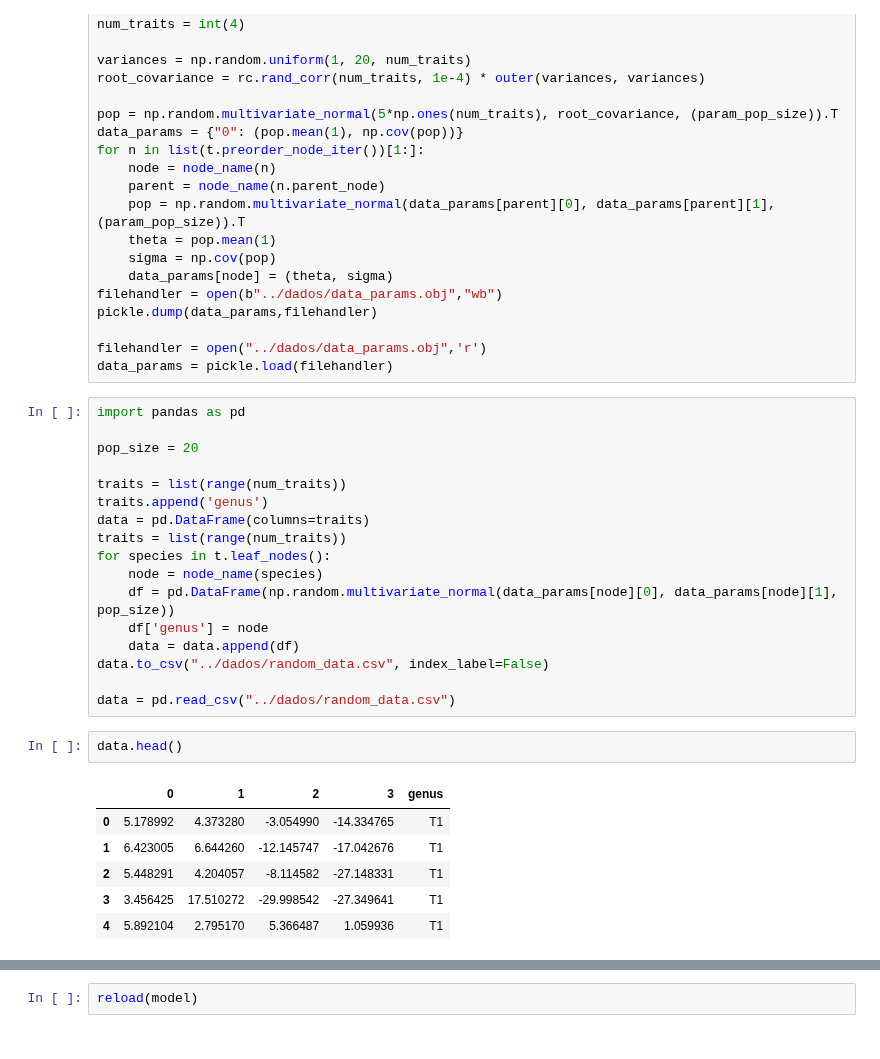
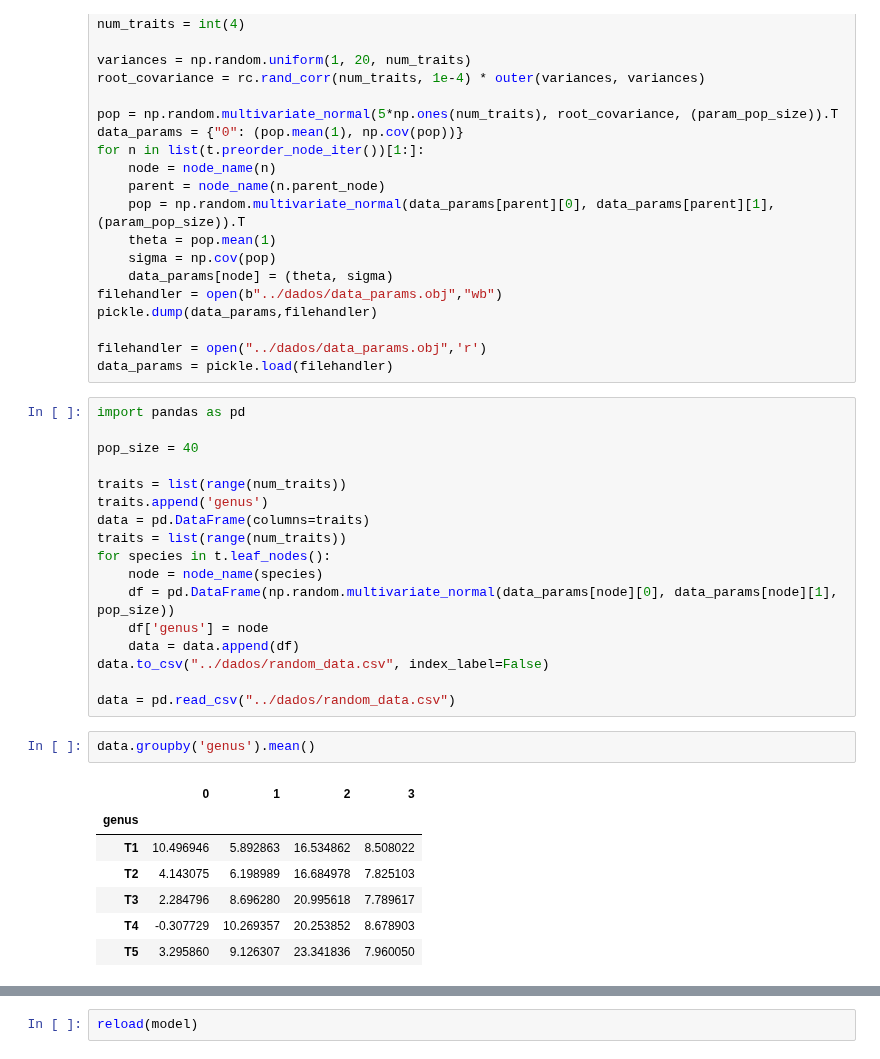
Before and after one commit to diogro/bayesian-cov-estimation, a Jupyter notebook: notebooks/Model Validation.ipynb, the cells around one changed output, grey strips where cells are left out. Cells and saved outputs as stored; diff of their text form.

```diff
--- a/notebooks/Model Validation.ipynb
+++ b/notebooks/Model Validation.ipynb
@@ -62,7 +62,7 @@ data_params = pickle.load(filehandler)
 # %%
 import pandas as pd
 
-pop_size = 20
+pop_size = 40
 
 traits = list(range(num_traits))
 traits.append('genus')
@@ -76,15 +76,16 @@ for species in t.leaf_nodes():
 data.to_csv("../dados/random_data.csv", index_label=False)
 
 data = pd.read_csv("../dados/random_data.csv")
-# %%
-data.head()
-# %% [output]
-|  | 0 | 1 | 2 | 3 | genus |
-| 0 | 5.178992 | 4.373280 | -3.054990 | -14.334765 | T1 |
-| 1 | 6.423005 | 6.644260 | -12.145747 | -17.042676 | T1 |
-| 2 | 5.448291 | 4.204057 | -8.114582 | -27.148331 | T1 |
-| 3 | 3.456425 | 17.510272 | -29.998542 | -27.349641 | T1 |
-| 4 | 5.892104 | 2.795170 | 5.366487 | 1.059936 | T1 |
+# %%
+data.groupby('genus').mean()
+# %% [output]
+|  | 0 | 1 | 2 | 3 |
+| genus |  |  |  |  |
+| T1 | 10.496946 | 5.892863 | 16.534862 | 8.508022 |
+| T2 | 4.143075 | 6.198989 | 16.684978 | 7.825103 |
+| T3 | 2.284796 | 8.696280 | 20.995618 | 7.789617 |
+| T4 | -0.307729 | 10.269357 | 20.253852 | 8.678903 |
+| T5 | 3.295860 | 9.126307 | 23.341836 | 7.960050 |
 # %%
 import pymc as pm
 import model_validation as model
```
Also changed, not shown: parts of 5 cells of this notebook, 5 other files.
